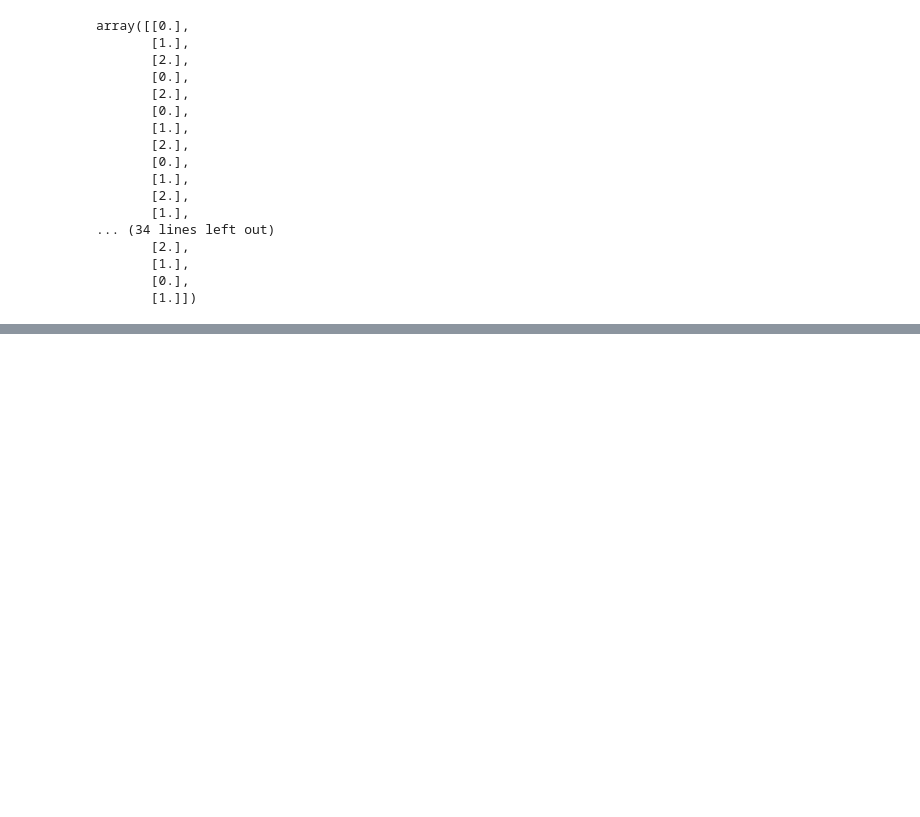
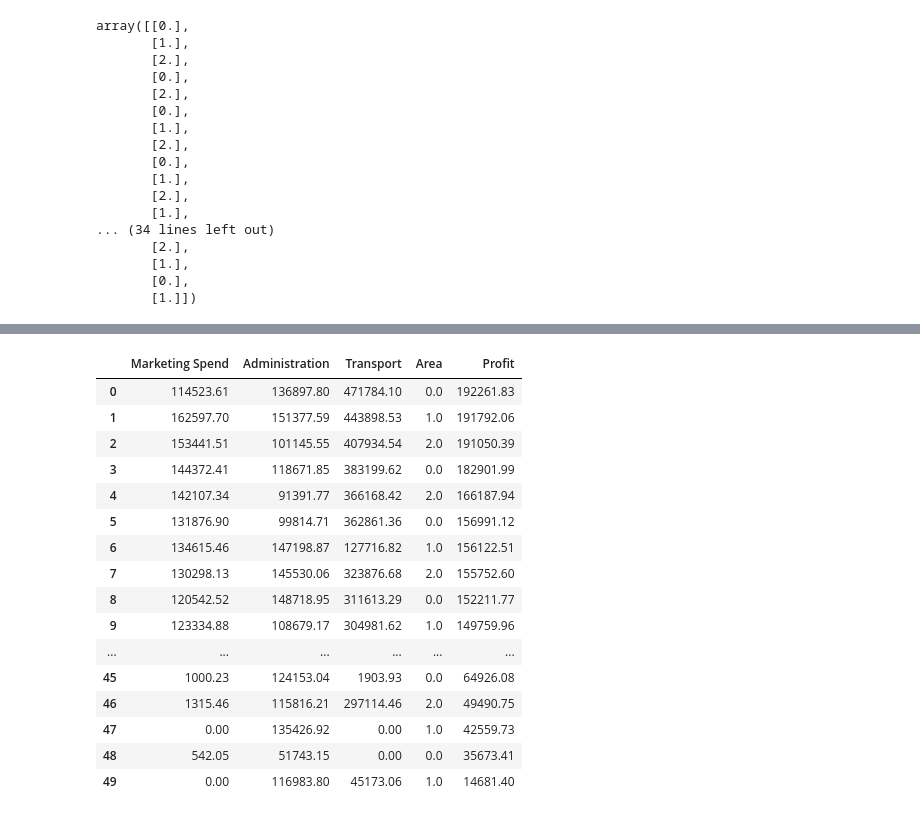
Before and after one commit to duetianmehedishuvo/machine-learning-practice, a Jupyter notebook: 3. Encoder/Practice/Encoding Practice.ipynb, the cells around one changed output, grey strips where cells are left out. Drawn from its saved outputs; the diff is of its cells as text; code cells hidden in the pictures; blank space fills up the shorter version.

```diff
--- a/3. Encoder/Practice/Encoding Practice.ipynb
+++ b/3. Encoder/Practice/Encoding Practice.ipynb
@@ -281,0 +282,4 @@ array([[0.],
+# %%
+encoded=pd.DataFrame(encoded_values,columns=['encoded-Value'])
+# %%
+df2['Area']=encoded
@@ -281,0 +295,20 @@ array([[0.],
+# %%
+df2
+# %% [output]
+|  | Marketing Spend | Administration | Transport | Area | Profit |
+| 0 | 114523.61 | 136897.80 | 471784.10 | 0.0 | 192261.83 |
+| 1 | 162597.70 | 151377.59 | 443898.53 | 1.0 | 191792.06 |
+| 2 | 153441.51 | 101145.55 | 407934.54 | 2.0 | 191050.39 |
+| 3 | 144372.41 | 118671.85 | 383199.62 | 0.0 | 182901.99 |
+| 4 | 142107.34 | 91391.77 | 366168.42 | 2.0 | 166187.94 |
+| 5 | 131876.90 | 99814.71 | 362861.36 | 0.0 | 156991.12 |
+| 6 | 134615.46 | 147198.87 | 127716.82 | 1.0 | 156122.51 |
+| 7 | 130298.13 | 145530.06 | 323876.68 | 2.0 | 155752.60 |
+| 8 | 120542.52 | 148718.95 | 311613.29 | 0.0 | 152211.77 |
+| 9 | 123334.88 | 108679.17 | 304981.62 | 1.0 | 149759.96 |
+| ... | ... | ... | ... | ... | ... |
+| 45 | 1000.23 | 124153.04 | 1903.93 | 0.0 | 64926.08 |
+| 46 | 1315.46 | 115816.21 | 297114.46 | 2.0 | 49490.75 |
+| 47 | 0.00 | 135426.92 | 0.00 | 1.0 | 42559.73 |
+| 48 | 542.05 | 51743.15 | 0.00 | 0.0 | 35673.41 |
+| 49 | 0.00 | 116983.80 | 45173.06 | 1.0 | 14681.40 |
```
Also changed, not shown: parts of 3 cells of this notebook, 2 other files.
